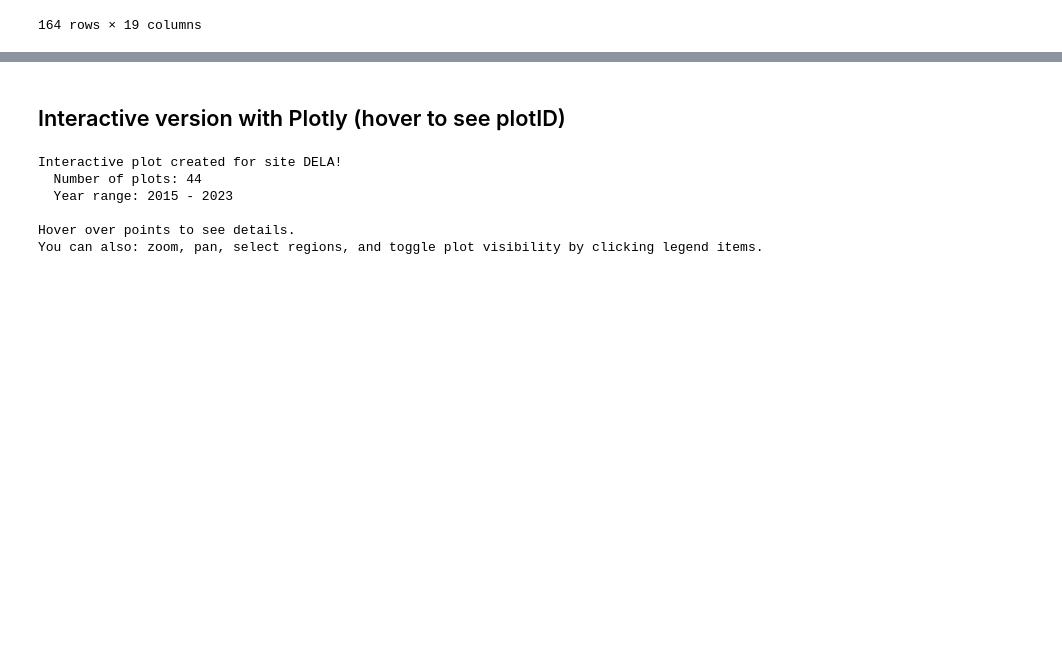
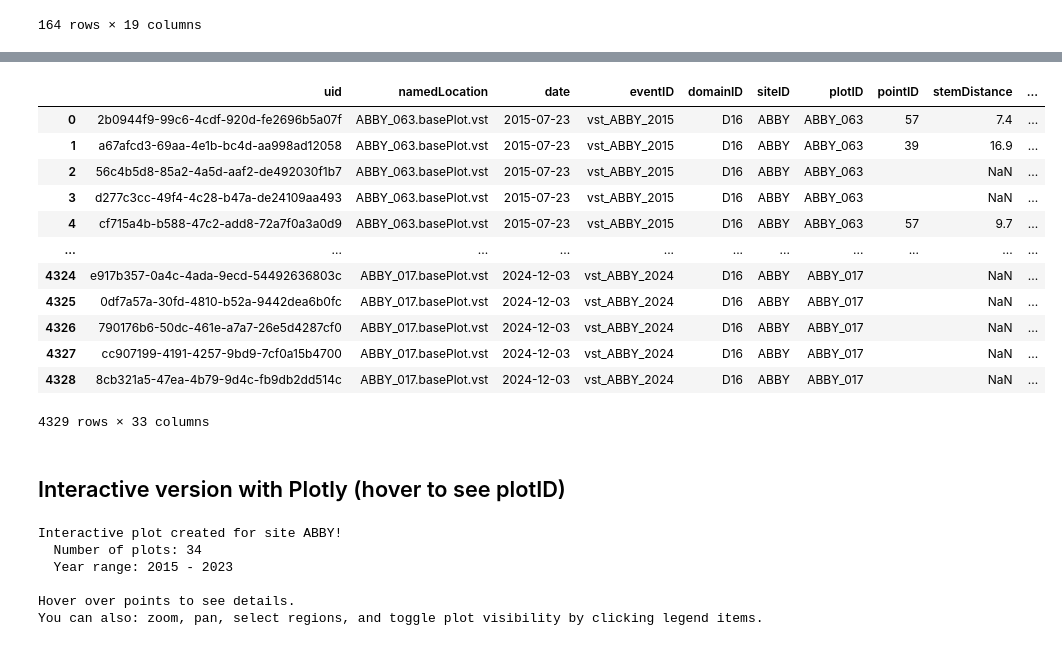
Before and after one commit to sibley/neon-agbd, a Jupyter notebook: new_notebooks/plot_results.ipynb, the cells around one changed output, grey strips where cells are left out. Saved outputs shown, nothing was run; the diff lists cells and outputs as text; code cells hidden in the pictures; blank space fills up the shorter version.

Commit message:
added yearly timeseries tables, handled removed and non qualified trees, fixed gap filling errors related to dead trees

```diff
--- a/new_notebooks/plot_results.ipynb
+++ b/new_notebooks/plot_results.ipynb
@@ -101,13 +117,29 @@ site_dict['plot_biomass']
+# %%
+site_dict['vst_mappingandtagging']
+# %% [output]
+|  | uid | namedLocation | date | eventID | domainID | siteID | plotID | pointID | stemDistance | ... |
+| 0 | 2b0944f9-99c6-4cdf-920d-fe2696b5a07f | ABBY_063.basePlot.vst | 2015-07-23 | vst_ABBY_2015 | D16 | ABBY | ABBY_063 | 57 | 7.4 | ... |
+| 1 | a67afcd3-69aa-4e1b-bc4d-aa998ad12058 | ABBY_063.basePlot.vst | 2015-07-23 | vst_ABBY_2015 | D16 | ABBY | ABBY_063 | 39 | 16.9 | ... |
+| 2 | 56c4b5d8-85a2-4a5d-aaf2-de492030f1b7 | ABBY_063.basePlot.vst | 2015-07-23 | vst_ABBY_2015 | D16 | ABBY | ABBY_063 |  | NaN | ... |
+| 3 | d277c3cc-49f4-4c28-b47a-de24109aa493 | ABBY_063.basePlot.vst | 2015-07-23 | vst_ABBY_2015 | D16 | ABBY | ABBY_063 |  | NaN | ... |
+| 4 | cf715a4b-b588-47c2-add8-72a7f0a3a0d9 | ABBY_063.basePlot.vst | 2015-07-23 | vst_ABBY_2015 | D16 | ABBY | ABBY_063 | 57 | 9.7 | ... |
+| ... | ... | ... | ... | ... | ... | ... | ... | ... | ... | ... |
+| 4324 | e917b357-0a4c-4ada-9ecd-54492636803c | ABBY_017.basePlot.vst | 2024-12-03 | vst_ABBY_2024 | D16 | ABBY | ABBY_017 |  | NaN | ... |
+| 4325 | 0df7a57a-30fd-4810-b52a-9442dea6b0fc | ABBY_017.basePlot.vst | 2024-12-03 | vst_ABBY_2024 | D16 | ABBY | ABBY_017 |  | NaN | ... |
+| 4326 | 790176b6-50dc-461e-a7a7-26e5d4287cf0 | ABBY_017.basePlot.vst | 2024-12-03 | vst_ABBY_2024 | D16 | ABBY | ABBY_017 |  | NaN | ... |
+| 4327 | cc907199-4191-4257-9bd9-7cf0a15b4700 | ABBY_017.basePlot.vst | 2024-12-03 | vst_ABBY_2024 | D16 | ABBY | ABBY_017 |  | NaN | ... |
+| 4328 | 8cb321a5-47ea-4b79-9d4c-fb9db2dd514c | ABBY_017.basePlot.vst | 2024-12-03 | vst_ABBY_2024 | D16 | ABBY | ABBY_017 |  | NaN | ... |
+4329 rows × 33 columns
 # %% [markdown]
 ## Interactive version with Plotly (hover to see plotID)
 # %%
 import plotly.express as px
 
 # Specify the site ID to plot
-site_id = 'DELA'
+site_id = 'ABBY'
 
 # Load the site data
-site_file = f'/Users/yew/code/neon-agbd/output/{site_id}.pkl'
+site_file = f'/Users/yew/code/neon-agbd/new_notebooks/results/vst/{site_id}.pkl'
 with open(site_file, 'rb') as f:
     site_dict = pickle.load(f)
 
@@ -127,7 +159,14 @@ fig = px.line(o_plots,
                       'year': 'Year',
                       'plotID': 'Plot ID'},
               title=f'Above-Ground Biomass Over Time - Site {site_id} (n plots = {n_plots})',
-              hover_data={'plotID': True, 'year': True, 'total_AGBJenkins': ':.2f'})
+              hover_data={
+                  'plotID': True,
+                  'year': True,
+                  'total_AGBJenkins': ':.2f',
+                  'n_trees': True,
+                  'n_unaccounted_trees': True,
+                  'growth': ':.2f'
+              })
 
 # Customize layout
 fig.update_traces(marker=dict(size=8), line=dict(width=2))
@@ -157,8 +196,8 @@ print(f"  Year range: {o_plots['year'].min()} - {o_plots['year'].max()}")
 print(f"\nHover over points to see details.")
 print(f"You can also: zoom, pan, select regions, and toggle plot visibility by clicking legend items.")
 # %% [output]
-Interactive plot created for site DELA!
-  Number of plots: 44
+Interactive plot created for site ABBY!
+  Number of plots: 34
   Year range: 2015 - 2023
 
 Hover over points to see details.
```
Also changed, not shown: parts of 2 cells of this notebook, 23 other files.
